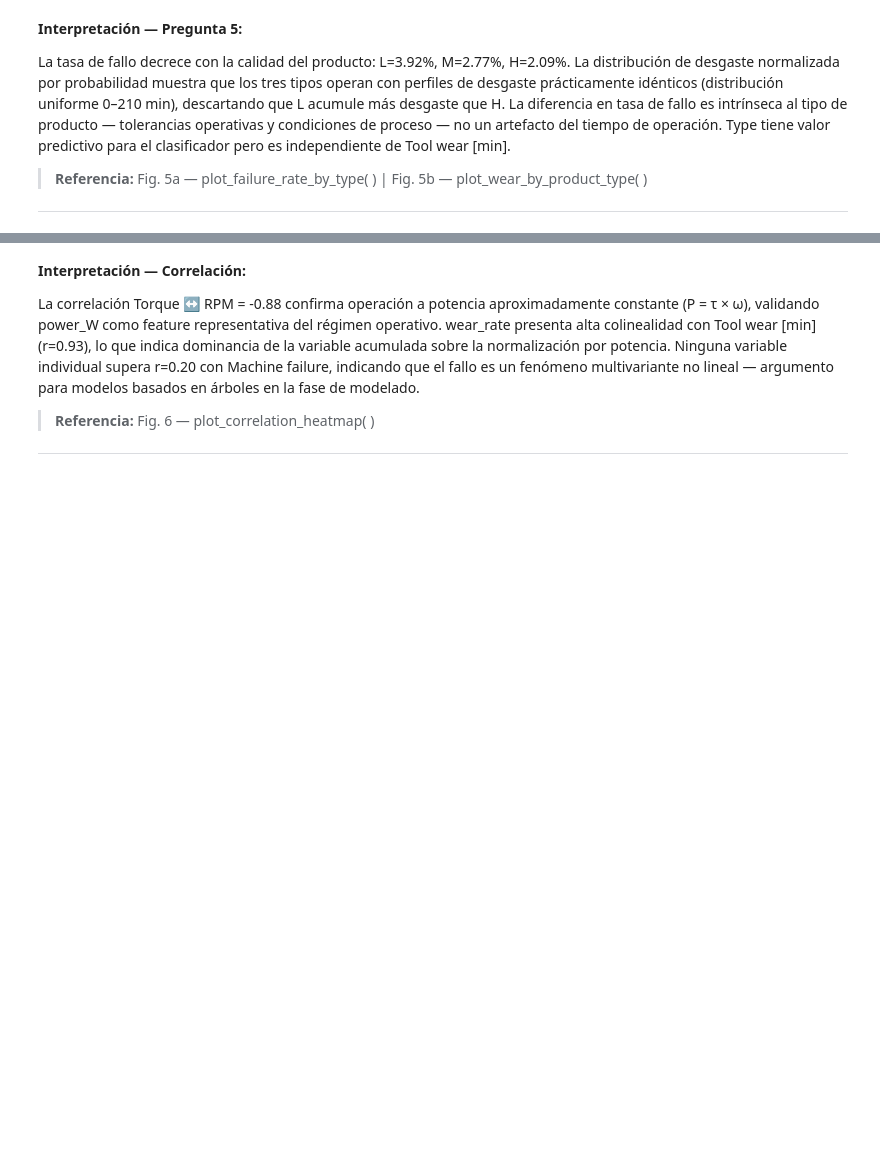
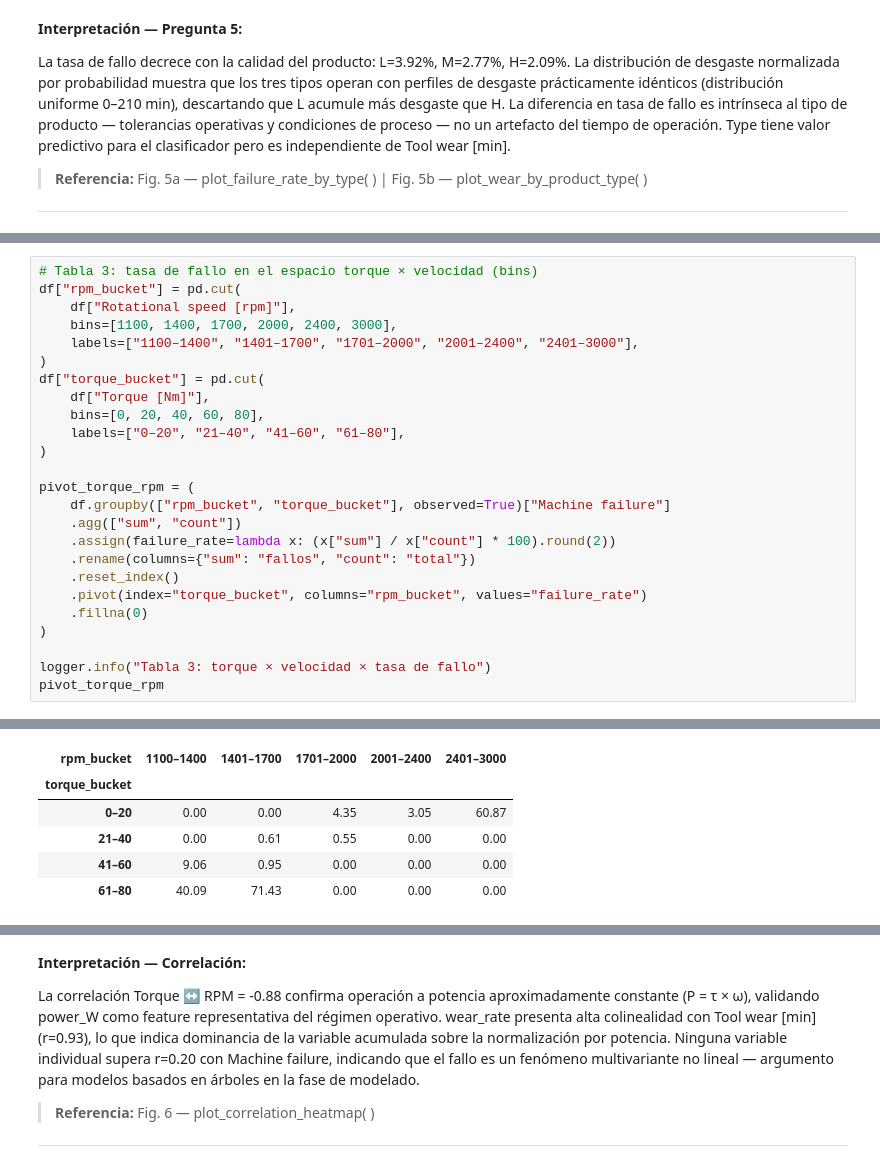
Before and after one commit to felipebojorquem/predictive-maintenance-eda, a Jupyter notebook: notebooks/eda.ipynb, the cells around one changed output, grey strips where cells are left out. Drawn from its saved outputs; the diff is of its cells as text; blank space fills up the shorter version.

```diff
--- a/notebooks/eda.ipynb
+++ b/notebooks/eda.ipynb
@@ -310,0 +371,26 @@ La tasa de fallo decrece con la calidad del producto: L=3.92%, M=2.77%, H=2.09%.
+# %%
+# Tabla 3: tasa de fallo en el espacio torque × velocidad (bins)
+df["rpm_bucket"] = pd.cut(
+    df["Rotational speed [rpm]"],
+    bins=[1100, 1400, 1700, 2000, 2400, 3000],
+    labels=["1100–1400", "1401–1700", "1701–2000", "2001–2400", "2401–3000"],
+)
+df["torque_bucket"] = pd.cut(
+    df["Torque [Nm]"],
+    bins=[0, 20, 40, 60, 80],
+    labels=["0–20", "21–40", "41–60", "61–80"],
+)
+
+pivot_torque_rpm = (
+    df.groupby(["rpm_bucket", "torque_bucket"], observed=True)["Machine failure"]
+    .agg(["sum", "count"])
+    .assign(failure_rate=lambda x: (x["sum"] / x["count"] * 100).round(2))
+    .rename(columns={"sum": "fallos", "count": "total"})
+    .reset_index()
+    .pivot(index="torque_bucket", columns="rpm_bucket", values="failure_rate")
+    .fillna(0)
+)
+
+logger.info("Tabla 3: torque × velocidad × tasa de fallo")
+pivot_torque_rpm
+# %% [output]
@@ -310,0 +398,6 @@ La tasa de fallo decrece con la calidad del producto: L=3.92%, M=2.77%, H=2.09%.
+| rpm_bucket | 1100–1400 | 1401–1700 | 1701–2000 | 2001–2400 | 2401–3000 |
+| torque_bucket |  |  |  |  |  |
+| 0–20 | 0.00 | 0.00 | 4.35 | 3.05 | 60.87 |
+| 21–40 | 0.00 | 0.61 | 0.55 | 0.00 | 0.00 |
+| 41–60 | 9.06 | 0.95 | 0.00 | 0.00 | 0.00 |
+| 61–80 | 40.09 | 71.43 | 0.00 | 0.00 | 0.00 |
```
Also changed, not shown: parts of 20 cells of this notebook, 1 other file.
